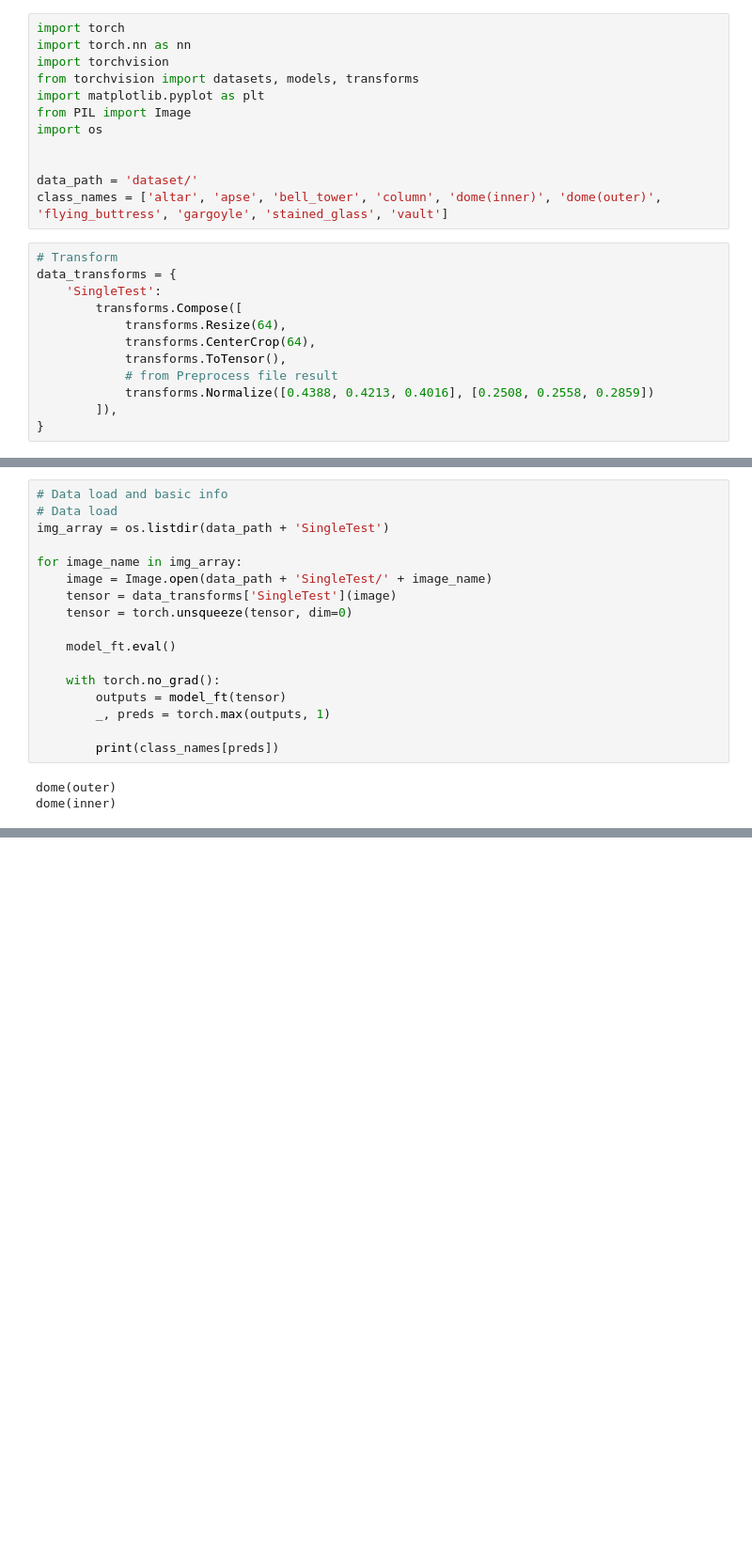
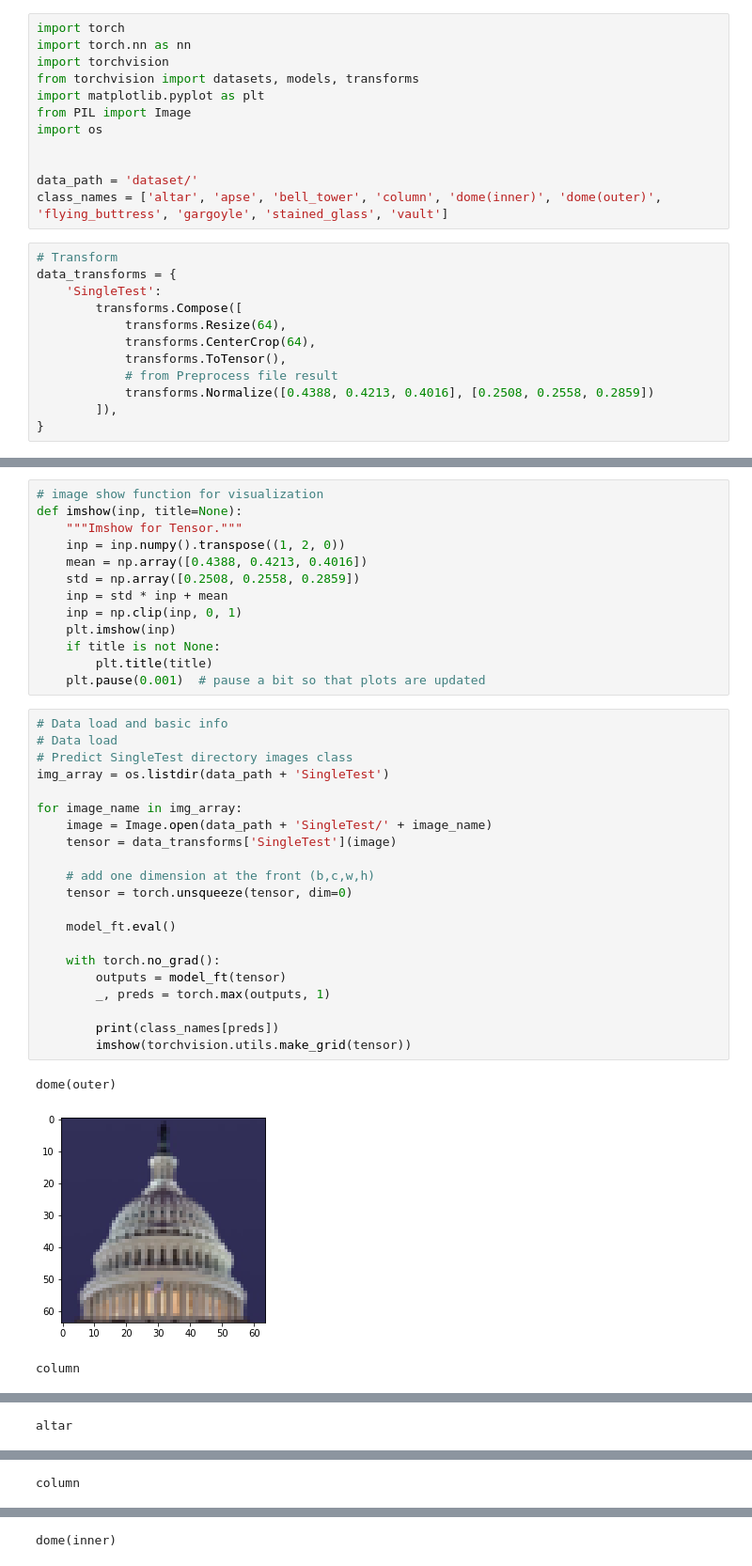
Before and after one commit to shuxinqiao/Architectural-Heritage-Elements-Classification, a Jupyter notebook: SingleTest.ipynb, the cells around one changed output, grey strips where cells are left out. Shown at 94% size. Drawn from its saved outputs; the diff is of its cells as text; blank space fills up the shorter version.

Commit message:
Comments, code clean, SingleTest image show

```diff
--- a/SingleTest.ipynb
+++ b/SingleTest.ipynb
@@ -31,23 +33,41 @@ model_ft = model_ft.to(device)
 model_ft.load_state_dict(torch.load('model.pth'))
 # %% [output]
 <All keys matched successfully>
+# %%
+# image show function for visualization
+def imshow(inp, title=None):
+    """Imshow for Tensor."""
+    inp = inp.numpy().transpose((1, 2, 0))
+    mean = np.array([0.4388, 0.4213, 0.4016])
+    std = np.array([0.2508, 0.2558, 0.2859])
+    inp = std * inp + mean
+    inp = np.clip(inp, 0, 1)
+    plt.imshow(inp)
+    if title is not None:
+        plt.title(title)
+    plt.pause(0.001)  # pause a bit so that plots are updated
 # %%
 # Data load and basic info
 # Data load
+# Predict SingleTest directory images class
 img_array = os.listdir(data_path + 'SingleTest')
 
 for image_name in img_array:
     image = Image.open(data_path + 'SingleTest/' + image_name)
     tensor = data_transforms['SingleTest'](image)
+
+    # add one dimension at the front (b,c,w,h)
     tensor = torch.unsqueeze(tensor, dim=0)
 
     model_ft.eval()
 
     with torch.no_grad():
         outputs = model_ft(tensor)
         _, preds = torch.max(outputs, 1)
 
         print(class_names[preds])
+        imshow(torchvision.utils.make_grid(tensor))
 # %% [output]
 dome(outer)
-dome(inner)
+[figure, added]
+column
@@ -53,0 +75 @@ dome(inner)
+altar
@@ -53,0 +77 @@ dome(inner)
+column
@@ -53,0 +79 @@ dome(inner)
+dome(inner)
```
Also changed, not shown: parts of 2 cells of this notebook, 3 other files.
